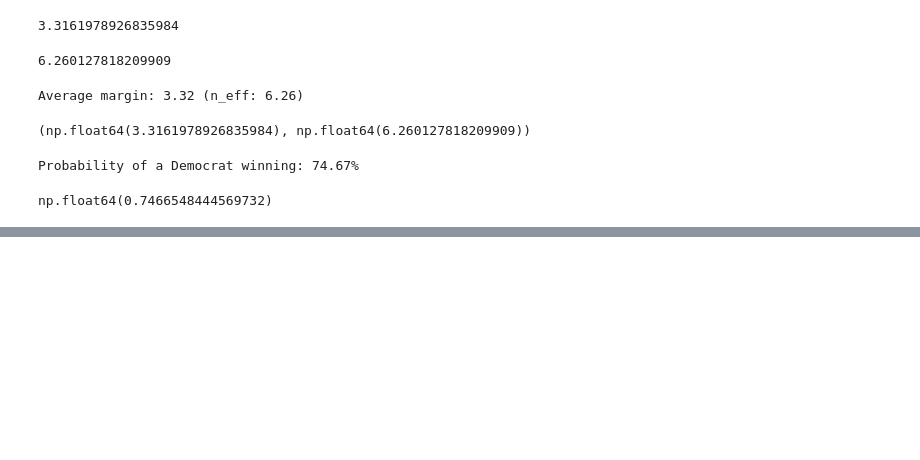
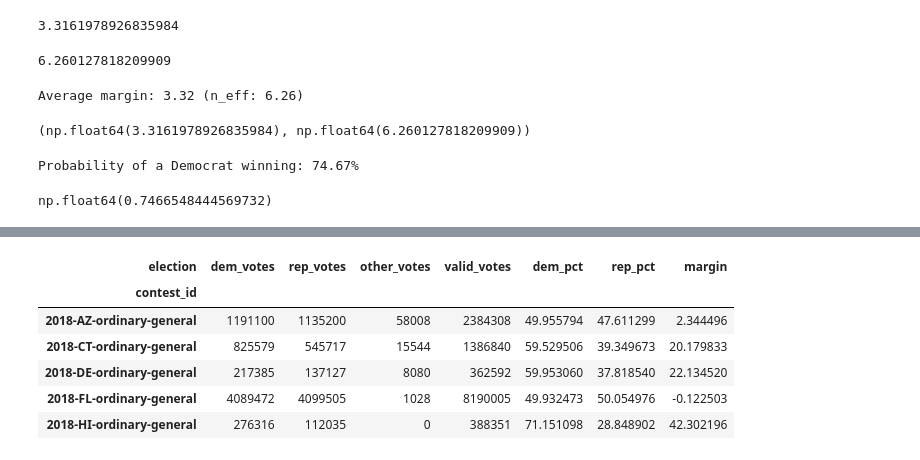
Before and after one commit to arasteh-git/election-modeling, a Jupyter notebook: notebooks/data-pulls.ipynb, the cells around one changed output, grey strips where cells are left out. Saved outputs shown, nothing was run; the diff lists cells and outputs as text; code cells hidden in the pictures; blank space fills up the shorter version.

```diff
--- a/notebooks/data-pulls.ipynb
+++ b/notebooks/data-pulls.ipynb
@@ -111,6 +113,8 @@ np.float64(0.7466548444569732)
 # %%
 def add_margins_polls(raw_poll):
-    raw_poll = raw_poll['dem_margin'] - raw_poll['rep_margin']
+    raw_poll['margin'] = raw_poll['dem_pct'] - raw_poll['rep_pct']
     return raw_poll
 
-def add_margins_results(raw_results):
+def add_margins_results(wide_results):
+    wide_results['margin'] = wide_results['dem_pct'] - wide_results['rep_pct']
+    return wide_results
@@ -116,0 +155,31 @@ def add_margins_results(raw_results):
+# %%
+wide = rows.pivot_table(
+    index='contest_id',
+    columns='side',
+    values='votes',
+    aggfunc='sum',
+    fill_value=0
+).rename(columns={'D':'dem_votes', 'R':'rep_votes', 'other':'other_votes'})
+
+wide.head()
+
+wide['valid_votes'] = wide.sum(axis=1)
+wide['dem_pct'] = wide['dem_votes'] / wide['valid_votes'] * 100
+wide['rep_pct'] = wide['rep_votes'] / wide['valid_votes'] * 100
+
+wide = (
+    wide.rename_axis(columns='election')
+)
+
+wide = add_margins_results(wide)
+
+wide.to_csv('../outputs/results_wide.csv', index=True, mode='w', sep=',')
+wide.head()
+# %% [output]
+| election | dem_votes | rep_votes | other_votes | valid_votes | dem_pct | rep_pct | margin |
+| contest_id |  |  |  |  |  |  |  |
+| 2018-AZ-ordinary-general | 1191100 | 1135200 | 58008 | 2384308 | 49.955794 | 47.611299 | 2.344496 |
+| 2018-CT-ordinary-general | 825579 | 545717 | 15544 | 1386840 | 59.529506 | 39.349673 | 20.179833 |
+| 2018-DE-ordinary-general | 217385 | 137127 | 8080 | 362592 | 59.953060 | 37.818540 | 22.134520 |
+| 2018-FL-ordinary-general | 4089472 | 4099505 | 1028 | 8190005 | 49.932473 | 50.054976 | -0.122503 |
+| 2018-HI-ordinary-general | 276316 | 112035 | 0 | 388351 | 71.151098 | 28.848902 | 42.302196 |
```
Also changed, not shown: parts of 9 cells of this notebook.
